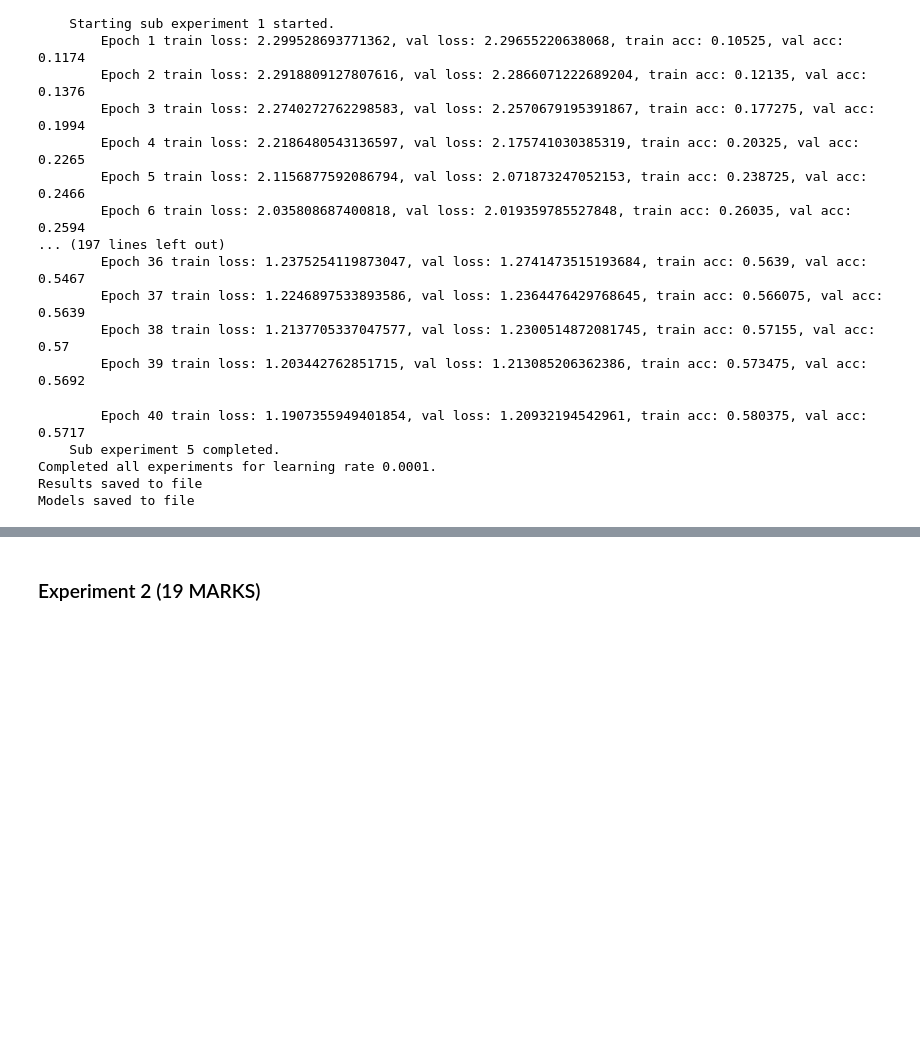
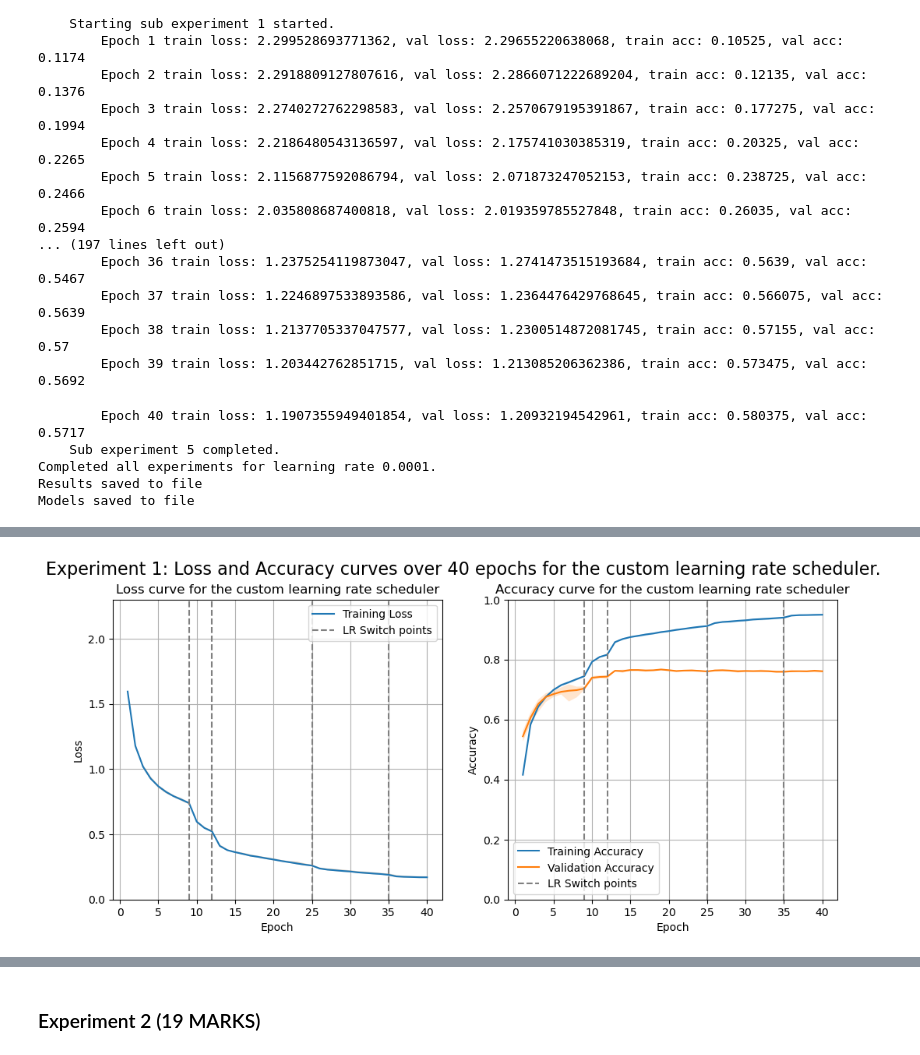
Before and after one commit to Dents6679/cifar10_nn_experiments, a Jupyter notebook: 246518.ipynb, the cells around one changed output, grey strips where cells are left out. Saved outputs shown, nothing was run; the diff lists cells and outputs as text; code cells hidden in the pictures; blank space fills up the shorter version.

```diff
--- a/246518.ipynb
+++ b/246518.ipynb
@@ -1215,0 +1209,84 @@ with open("exp_1_results_run_2.pkl", "rb") as file:
+# %%
+# Load results from file
+with open("exp1/results/exp1_custom_scheduler_results.pkl", "rb") as file:
+    scheduler_statistics = pickle.load(file)
+
+
+# Create Super Figure for all learning rates
+fig, axs = plt.subplots(1, 2, figsize=(12, 5))
+
+fig.suptitle(f"Experiment 1: Loss and Accuracy curves over {epochs} epochs for the custom learning rate scheduler.", fontsize=16)
+
+
+# create overall lists to store values for this learning rate.
+val_loss_values = []
+train_loss_values = []
+val_acc_values = []
+train_acc_values = []
+
+# iterate over each test index, adding values to overall lists.
+for idx in range(1, number_of_experiment_runs+1):
+    val_loss_values.append(scheduler_statistics['train_loss'][idx])
+    train_loss_values.append(scheduler_statistics['train_loss'][idx])
+    val_acc_values.append(scheduler_statistics['val_acc'][idx])
+    train_acc_values.append(scheduler_statistics['train_acc'][idx])
+
+
+# Calculate the average values for each metric over sub experiments.
+average_train_losses = np.mean(train_loss_values, axis=0)[0]
+average_val_losses = np.mean(val_loss_values, axis=0)[0]
+average_train_accs = np.mean(train_acc_values, axis=0)[0]
+average_val_accs = np.mean(val_acc_values, axis=0)[0]
+
+# Get the largest values for each metric over all sub experiments.
+max_train_losses = np.max(train_loss_values, axis=0)[0]
+max_val_losses = np.max(val_loss_values, axis=0)[0]
+max_train_accs = np.max(train_acc_values, axis=0)[0]
+max_val_accs = np.max(val_acc_values, axis=0)[0]
+
+# Get the smallest values for each metric over all sub experiments.
+min_train_losses = np.min(train_loss_values, axis=0)[0]
+min_val_losses = np.min(val_loss_values, axis=0)[0]
+min_train_accs = np.min(train_acc_values, axis=0)[0]
+min_val_accs = np.min(val_acc_values, axis=0)[0]
+
+
+# create epoch range for x axis
+epoch_range = list(range(1, epochs+1))
+
+
+# plot training and validation loss graphs
+axs[0].plot(epoch_range, average_train_losses, label="Training Loss") # plot average training loss
+axs[0].plot(epoch_range, average_val_losses, label="Validation Loss") # plot average validation loss
+axs[0].vlines([9, 12, 25, 35], 0, 2.3, color='gray', linestyle='dashed', label="LR Switch points") # plot vertical lines for changes in learning rate.
+
+axs[0].fill_between(epoch_range, min_train_losses, max_train_losses, alpha=0.2) # add fill between min and max train values
+axs[0].fill_between(epoch_range, min_val_losses, max_val_losses, alpha=0.2) # add fill between min and max val values
+axs[0].set_title("Loss curve for the custom learning rate scheduler") # add title
+axs[0].set_xlabel("Epoch") # set x label to epoch
+axs[0].set_ylabel("Loss") # set y label to loss
+axs[0].legend() # turn on legend
+axs[0].grid() # turn on grid
+axs[0].set_ylim(0, 2.3) # set y limit to 2.3
+axs[0].set_xticks(np.arange(0, 41, 5)) # set x ticks to every 5 epochs
+
+
+# plot training and validation accuracy graphs
+axs[1].plot(epoch_range, average_train_accs, label="Training Accuracy") # plot average training accuracy
+axs[1].plot(epoch_range, average_val_accs, label="Validation Accuracy") # plot average validation accuracy
+axs[1].vlines([9, 12, 25, 35], 0, 2.3, color='gray', linestyle='dashed', label="LR Switch points") # plot vertical lines for changes in learning rate.
+
+axs[1].fill_between(epoch_range, min_train_accs, max_train_accs, alpha=0.2) # add fill between min and max train values
+axs[1].fill_between(epoch_range, min_val_accs, max_val_accs, alpha=0.2) # add fill between min and max val values
+axs[1].set_title("Accuracy curve for the custom learning rate scheduler") # add title
+axs[1].set_xlabel("Epoch") # set x label to epoch
+axs[1].set_ylabel("Accuracy") # set y label to accuracy
+axs[1].legend() # turn on legend
+axs[1].grid() # turn on grid
+axs[1].set_ylim(0, 1) # set y limit to 1
+axs[1].set_xticks(np.arange(0, 41, 5)) # set x ticks to every 5 epochs
+
+# Show the super figure
+plt.show()
+# %% [output]
+[figure, added]
```
Also changed, not shown: parts of 12 cells of this notebook, 2 other files.
